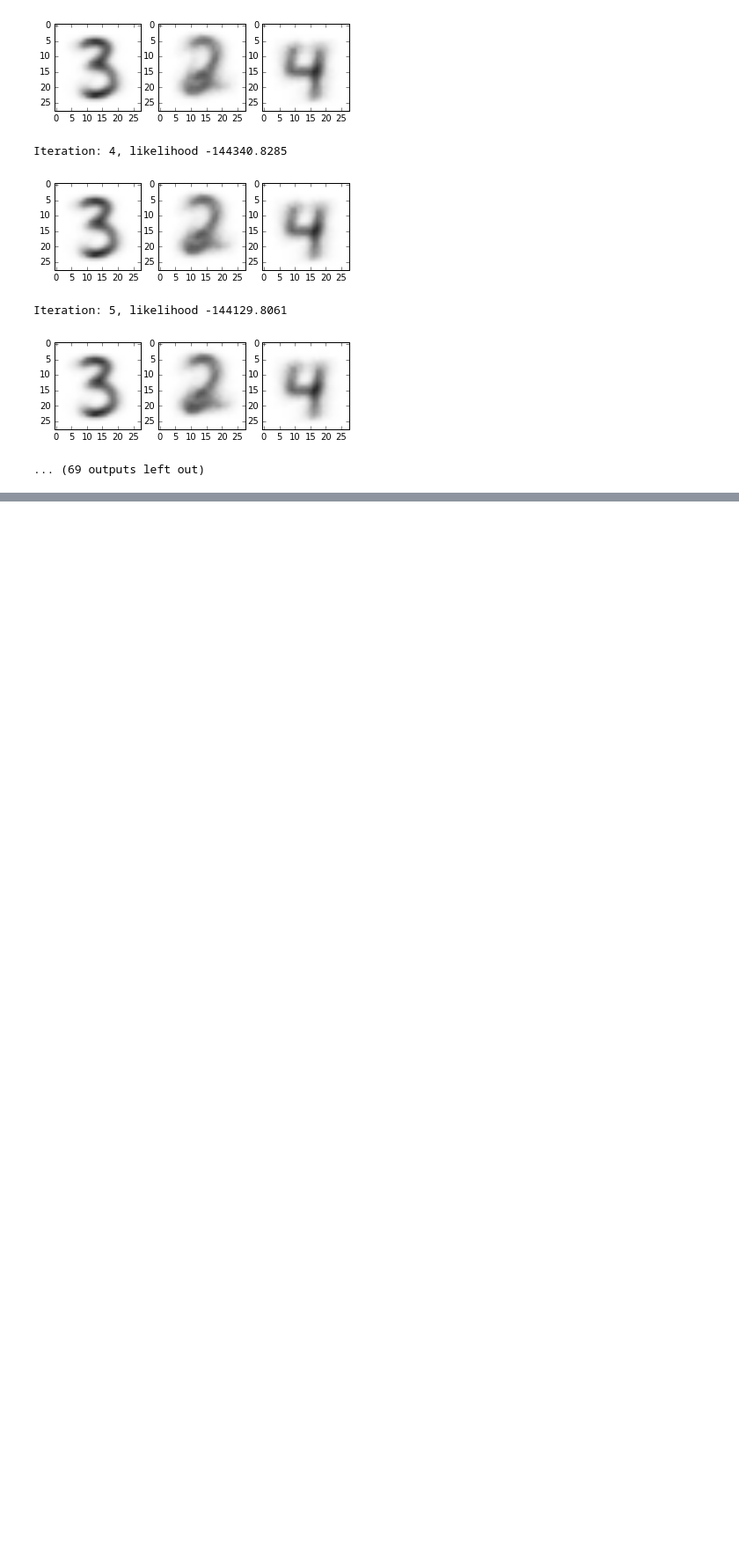
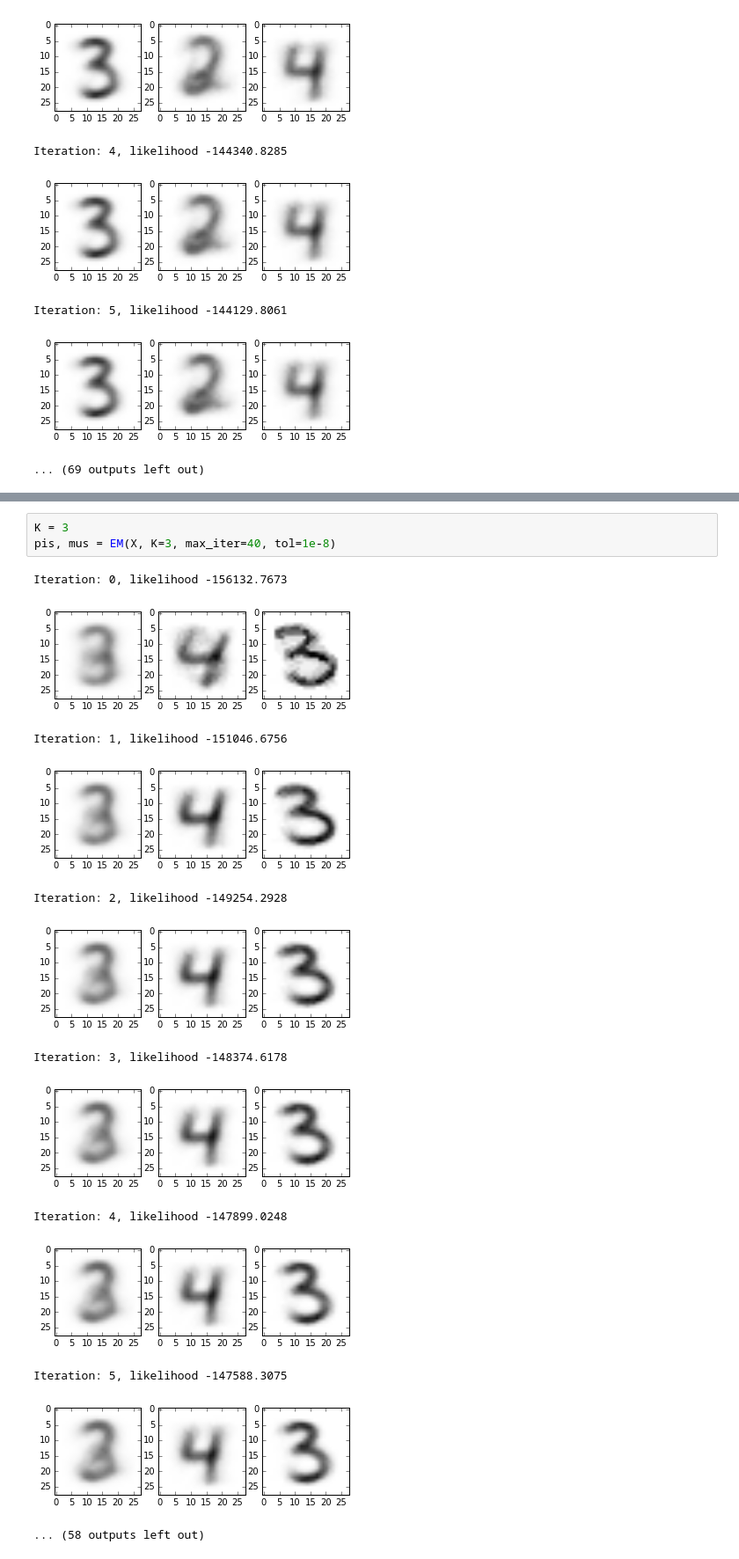
Before and after one commit to Learn2Ln/statistical-machine-learning, a Jupyter notebook: Assignment 4/notebooks/Digits.ipynb, the cells around one changed output, grey strips where cells are left out. Shown at 88% size. Drawn from its saved outputs; the diff is of its cells as text; blank space fills up the shorter version.

```diff
--- a/Assignment 4/notebooks/Digits.ipynb
+++ b/Assignment 4/notebooks/Digits.ipynb
@@ -83,0 +100,17 @@ Iteration: 5, likelihood -144129.8061
+# %%
+K = 3
+pis, mus = EM(X, K=3, max_iter=40, tol=1e-8)
+# %% [output]
+Iteration: 0, likelihood -156132.7673
+[figure, added]
+Iteration: 1, likelihood -151046.6756
+[figure, added]
+Iteration: 2, likelihood -149254.2928
+[figure, added]
+Iteration: 3, likelihood -148374.6178
+[figure, added]
+Iteration: 4, likelihood -147899.0248
+[figure, added]
+Iteration: 5, likelihood -147588.3075
+[figure, added]
+... (58 outputs left out)
```
Also changed, not shown: parts of 19 cells of this notebook.
